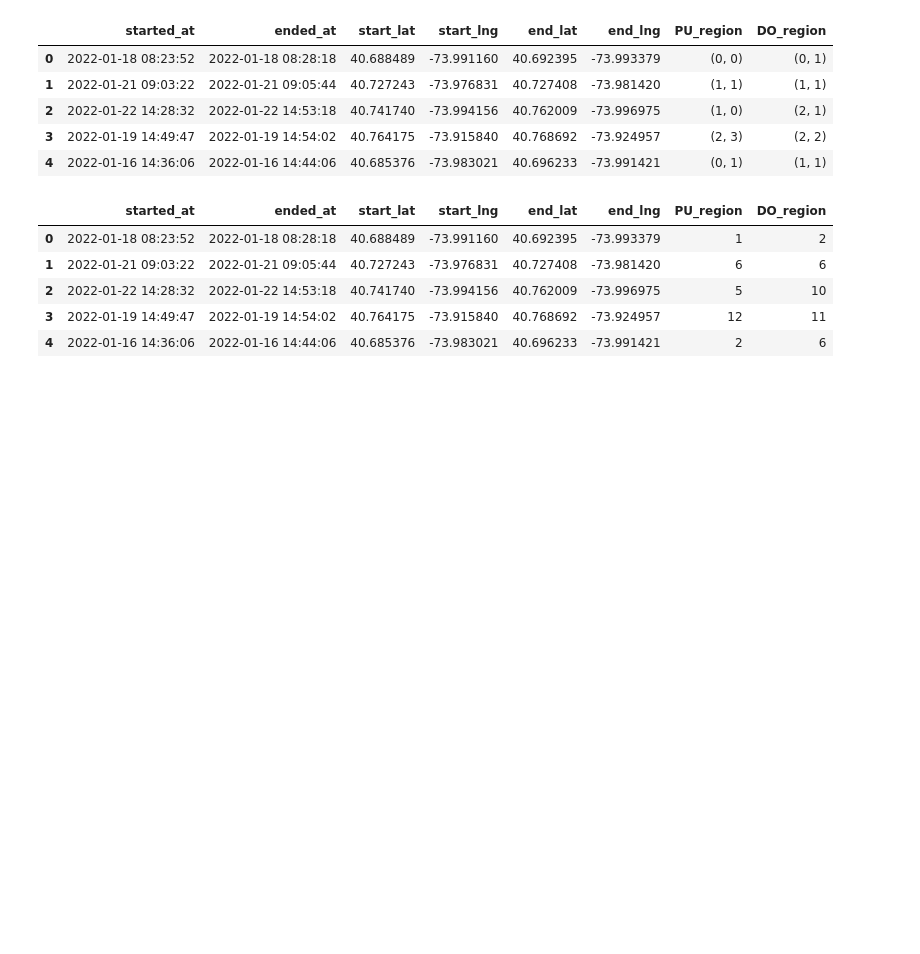
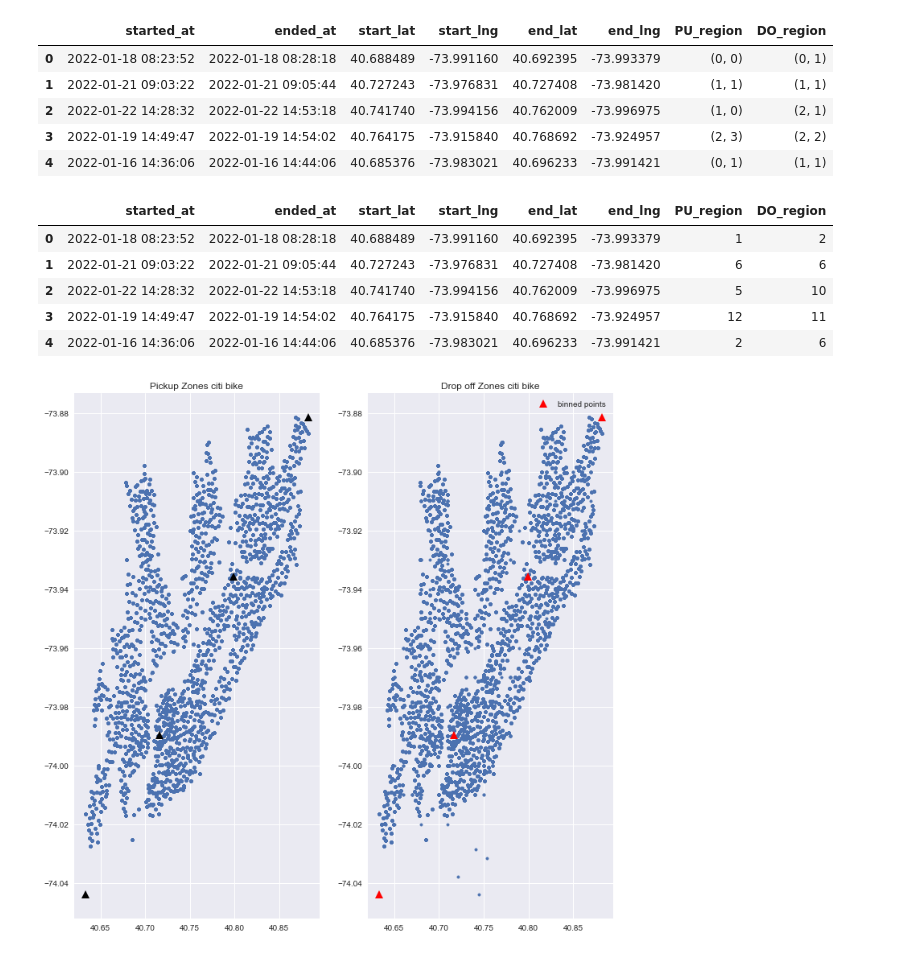
Before and after one commit to Anup8777/MobilityForecast, a Jupyter notebook: src/ST_maps.ipynb, the cells around one changed output. Drawn from its saved outputs; the diff is of its cells as text; code cells hidden in the pictures; blank space fills up the shorter version.

```diff
--- a/src/ST_maps.ipynb
+++ b/src/ST_maps.ipynb
@@ -229,3 +205,19 @@ df.head()
 | 2 | 2022-01-22 14:28:32 | 2022-01-22 14:53:18 | 40.741740 | -73.994156 | 40.762009 | -73.996975 | 5 | 10 |
 | 3 | 2022-01-19 14:49:47 | 2022-01-19 14:54:02 | 40.764175 | -73.915840 | 40.768692 | -73.924957 | 12 | 11 |
 | 4 | 2022-01-16 14:36:06 | 2022-01-16 14:44:06 | 40.685376 | -73.983021 | 40.696233 | -73.991421 | 2 | 6 |
+# %%
+from numpy import size
+
+
+plt.style.use('seaborn')
+fig, (ax1, ax2) = plt.subplots(1, 2, figsize=(12,12))
+ax1.scatter(df.start_lat,df.start_lng, marker='.')
+ax1.plot(lat_bins,lng_bins, 'k^', markersize=10, label='binned points')
+ax2.scatter(df.end_lat,df.end_lng, marker='.')
+ax2.plot(lat_bins,lng_bins, 'r^', markersize=10, label='binned points')
+ax1.set_title('Pickup Zones citi bike')
+ax2.set_title('Drop off Zones citi bike')
+plt.legend(loc="best")
+plt.show()
+# %% [output]
+[figure, added]
```
Also changed, not shown: parts of 14 cells of this notebook, 2 other files.
